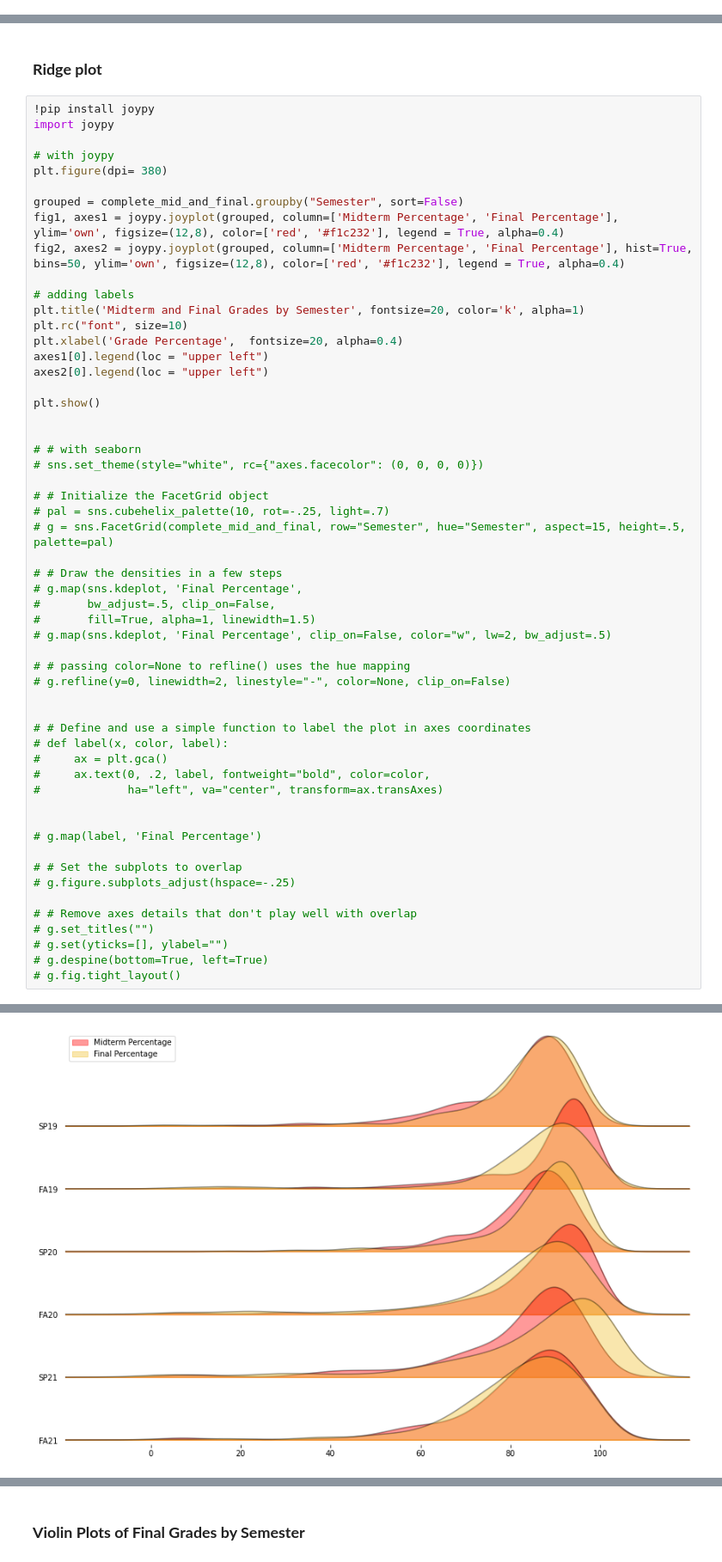
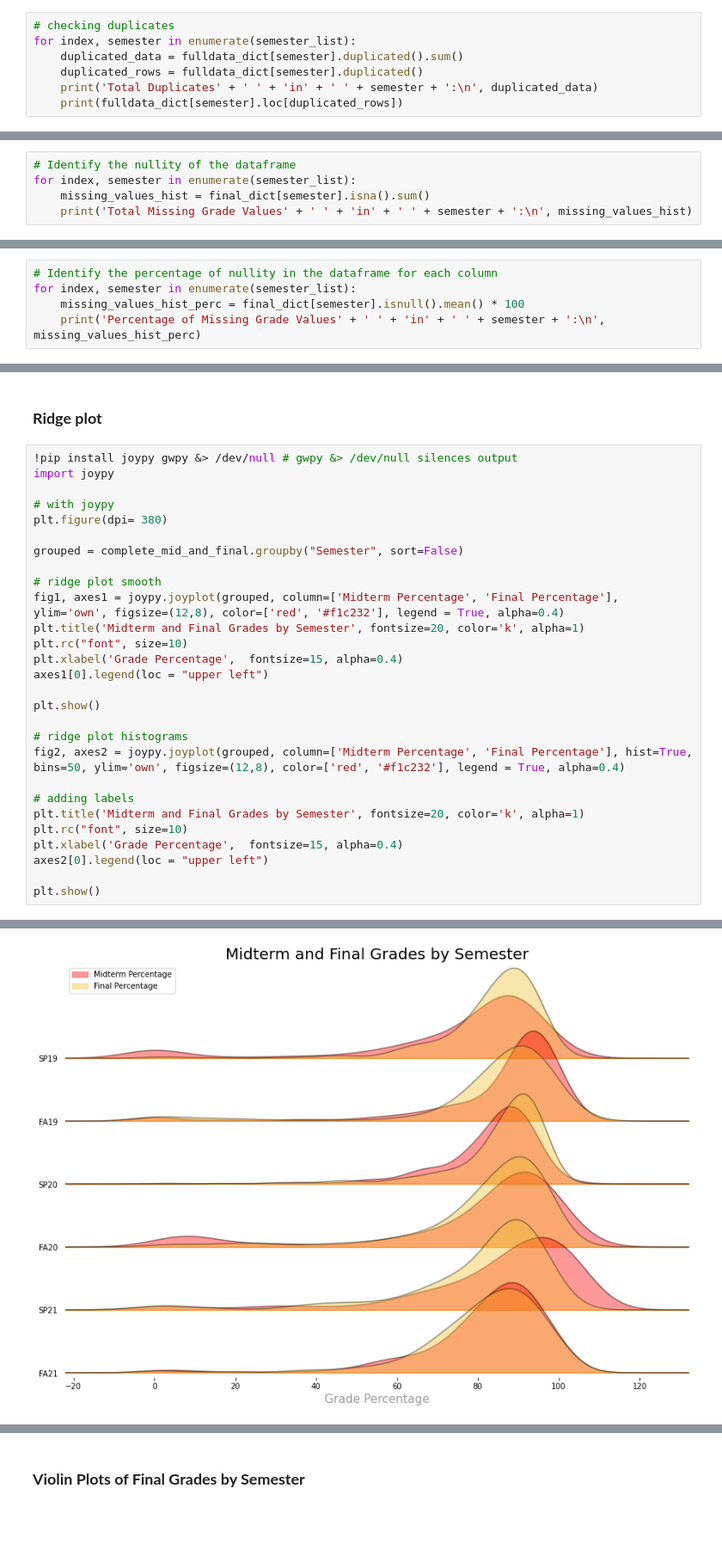
Before and after one commit to alee103/grade-project, a Jupyter notebook: grades_pandemic.ipynb, the cells around one changed output, grey strips where cells are left out. Shown at 86% size. Cells and saved outputs as stored; diff of their text form; blank space fills up the shorter version.

```diff
--- a/grades_pandemic.ipynb
+++ b/grades_pandemic.ipynb
@@ -31,0 +111,7 @@ Grades for a large, undergraduate intro level course over six semesters: Spring
+# %%
+# checking duplicates
+for index, semester in enumerate(semester_list):
+    duplicated_data = fulldata_dict[semester].duplicated().sum()
+    duplicated_rows = fulldata_dict[semester].duplicated()
+    print('Total Duplicates' + ' ' + 'in' + ' ' + semester + ':\n', duplicated_data)
+    print(fulldata_dict[semester].loc[duplicated_rows])
@@ -31,0 +136,5 @@ Grades for a large, undergraduate intro level course over six semesters: Spring
+# %%
+# Identify the nullity of the dataframe
+for index, semester in enumerate(semester_list):
+    missing_values_hist = final_dict[semester].isna().sum()
+    print('Total Missing Grade Values' + ' ' + 'in' + ' ' + semester + ':\n', missing_values_hist)
@@ -31,0 +159,5 @@ Grades for a large, undergraduate intro level course over six semesters: Spring
+# %%
+# Identify the percentage of nullity in the dataframe for each column
+for index, semester in enumerate(semester_list):
+    missing_values_hist_perc = final_dict[semester].isnull().mean() * 100
+    print('Percentage of Missing Grade Values' + ' ' + 'in' + ' ' + semester + ':\n', missing_values_hist_perc)
@@ -210,60 +267,33 @@ Name: Final Letter, dtype: int64
 # %% [markdown]
 ### **Ridge plot**
 # %%
-!pip install joypy
+!pip install joypy gwpy &> /dev/null # gwpy &> /dev/null silences output
 import joypy
 
 # with joypy
 plt.figure(dpi= 380)
 
 grouped = complete_mid_and_final.groupby("Semester", sort=False)
+
+# ridge plot smooth
 fig1, axes1 = joypy.joyplot(grouped, column=['Midterm Percentage', 'Final Percentage'], ylim='own', figsize=(12,8), color=['red', '#f1c232'], legend = True, alpha=0.4)
+plt.title('Midterm and Final Grades by Semester', fontsize=20, color='k', alpha=1)
+plt.rc("font", size=10)
+plt.xlabel('Grade Percentage',  fontsize=15, alpha=0.4)
+axes1[0].legend(loc = "upper left")
+
+plt.show()
+
+# ridge plot histograms
 fig2, axes2 = joypy.joyplot(grouped, column=['Midterm Percentage', 'Final Percentage'], hist=True, bins=50, ylim='own', figsize=(12,8), color=['red', '#f1c232'], legend = True, alpha=0.4)
 
 # adding labels
 plt.title('Midterm and Final Grades by Semester', fontsize=20, color='k', alpha=1)
 plt.rc("font", size=10)
-plt.xlabel('Grade Percentage',  fontsize=20, alpha=0.4)
-axes1[0].legend(loc = "upper left")
+plt.xlabel('Grade Percentage',  fontsize=15, alpha=0.4)
 axes2[0].legend(loc = "upper left")
 
 plt.show()
-
-
-# # with seaborn
-# sns.set_theme(style="white", rc={"axes.facecolor": (0, 0, 0, 0)})
-
-# # Initialize the FacetGrid object
-# pal = sns.cubehelix_palette(10, rot=-.25, light=.7)
-# g = sns.FacetGrid(complete_mid_and_final, row="Semester", hue="Semester", aspect=15, height=.5, palette=pal)
-
-# # Draw the densities in a few steps
-# g.map(sns.kdeplot, 'Final Percentage',
-#       bw_adjust=.5, clip_on=False,
-#       fill=True, alpha=1, linewidth=1.5)
-# g.map(sns.kdeplot, 'Final Percentage', clip_on=False, color="w", lw=2, bw_adjust=.5)
-
-# # passing color=None to refline() uses the hue mapping
-# g.refline(y=0, linewidth=2, linestyle="-", color=None, clip_on=False)
-
-
-# # Define and use a simple function to label the plot in axes coordinates
-# def label(x, color, label):
-#     ax = plt.gca()
-#     ax.text(0, .2, label, fontweight="bold", color=color,
-#             ha="left", va="center", transform=ax.transAxes)
-
-
-# g.map(label, 'Final Percentage')
-
-# # Set the subplots to overlap
-# g.figure.subplots_adjust(hspace=-.25)
-
-# # Remove axes details that don't play well with overlap
-# g.set_titles("")
-# g.set(yticks=[], ylabel="")
-# g.despine(bottom=True, left=True)
-# g.fig.tight_layout()
 # %% [output]
 <Figure size 2280x1520 with 0 Axes>
-[figure, old version]
+[figure, new version]
```
Also changed, not shown: parts of 37 cells of this notebook.
